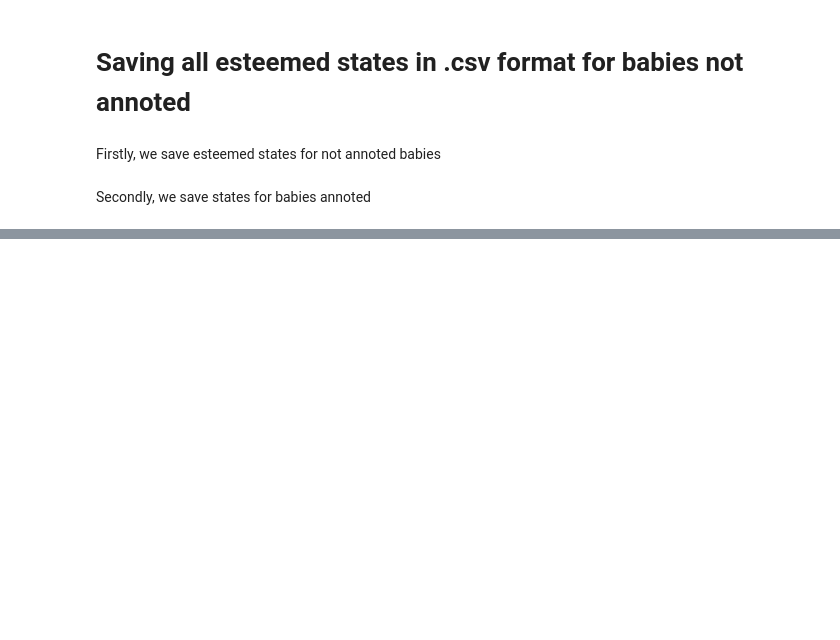
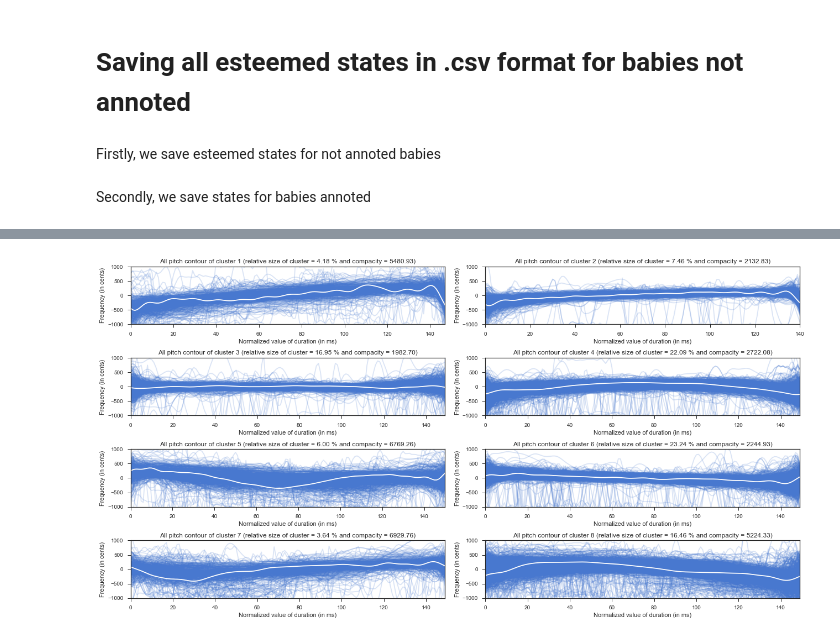
Before and after one commit to AVAGLIO/BABY, a Jupyter notebook: Baby.ipynb, the cells around one changed output, grey strips where cells are left out. Cells and saved outputs as stored; diff of their text form; code cells hidden in the pictures; blank space fills up the shorter version.

```diff
--- a/Baby.ipynb
+++ b/Baby.ipynb
@@ -1296,0 +3001,51 @@ for baby in babies:
+# %%
+# If we want to plot all the figures of a cluster on the same plot
+
+number_clusters = 8
+
+all_clusters = np.load('all_clusters.npy').item()
+clusters = all_clusters['clusters'+str(number_clusters-1)]
+
+plt.figure()
+
+optimal_medoids = all_optimal_medoids['optimal_medoids'+str(number_clusters-1)]
+
+relative_clusters_size_2dec = all_relative_clusters_size_2dec['relative_clusters'+str(number_clusters-1)]
+compacity_clusters = all_compacity_clusters['compacity_clusters'+str(number_clusters-1)]
+
+for k in range(number_clusters):
+
+    cluster = clusters[k]
+
+    len_max_signal = 0
+
+    for j in range(len(cluster)):
+        if (len_max_signal < len(time_series[cluster[j]])):
+            len_max_signal = len(time_series[cluster[j]])
+
+    resampled_cluster = []
+
+    for j in range(len(cluster)):
+        resampled_cluster = resampled_cluster + [scipy.signal.resample(time_series[cluster[j]], len_max_signal)]
+
+    if (k < int(k/2)):
+        plt.subplot(number_clusters,1,k+1)
+    else:
+        plt.subplot(number_clusters,2,k+1)
+
+    ax = sb.tsplot(data = np.array(resampled_cluster), err_style="unit_traces")
+    medoid = scipy.signal.resample(time_series[optimal_medoids[k]], len_max_signal)
+    ax = sb.tsplot(data = np.array(medoid), color = 'w')
+
+    plt.title("All pitch contour" + ' of cluster ' + str(k+1) + ' (relative size of cluster = ' + str(relative_clusters_size_2dec[k]) + ' % and compacity = ' + "{0:0.2f}".format(compacity_clusters[k]) + ')');
+    plt.ylabel('Frequency (in cents)')
+    plt.xlabel("Normalized value of duration (in ms)");
+    ax.set_ylim([-1000,1000]);
+    sb.set_style('whitegrid') #make whitegrid
+    sb.set_style('ticks') #clean ticks (useful when exporting to pdf)
+
+plt.tight_layout()
+
+plt.rcParams['figure.figsize'] = (27, 18)
+# %% [output]
+[figure, added]
```
Also changed, not shown: parts of 139 cells of this notebook.
